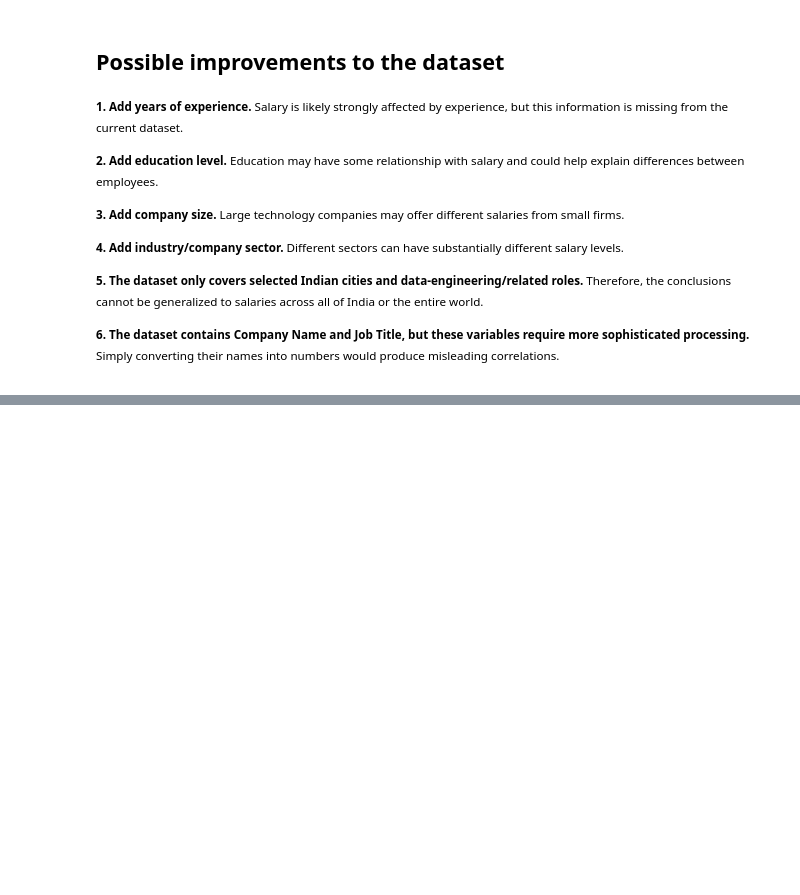
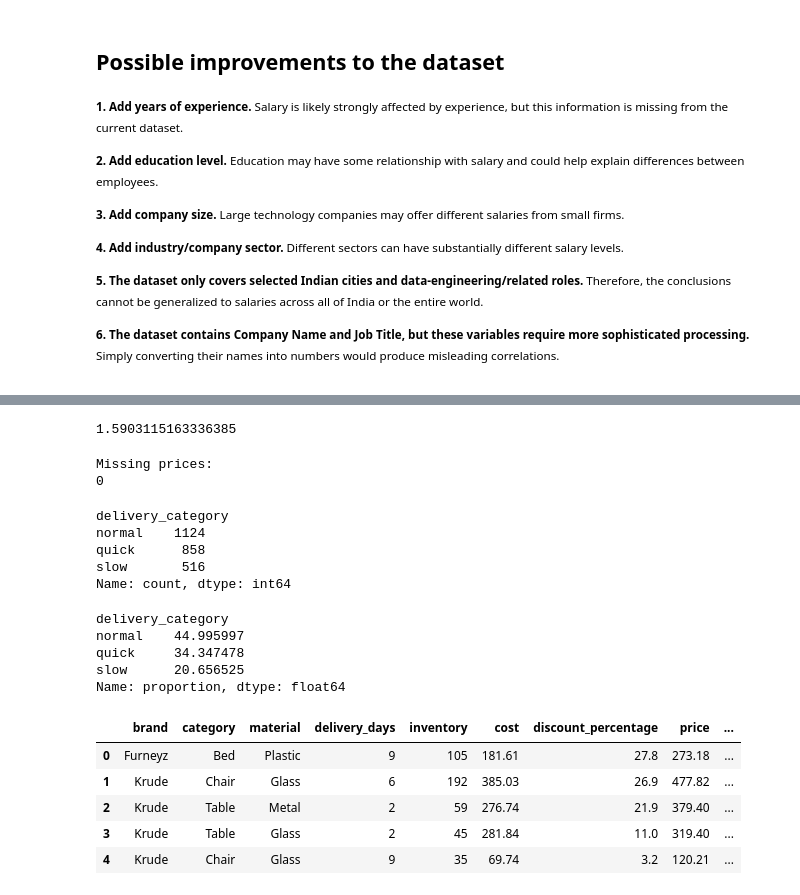
Before and after one commit to harshana25/Data_Analytics_2026_A2504886-, a Jupyter notebook: Excercise_Set_2/test.ipynb, the cells around one changed output, grey strips where cells are left out. Drawn from its saved outputs; the diff is of its cells as text; code cells hidden in the pictures; blank space fills up the shorter version.

```diff
--- a/Excercise_Set_2/test.ipynb
+++ b/Excercise_Set_2/test.ipynb
@@ -354,3 +724,67 @@ print(df["price"].isna().sum())
 # The dataset contains both cost and price. We can calculate a typical price/cost multiplier.
 df = pd.read_csv('furniture.csv')
 df = df.drop_duplicates()
+
+# calculate price / cost
+df['profit_multiplier'] = df['price'] / df['cost']
+print(df['profit_multiplier'].mean())
+# %% [output]
+1.5903115163336385
+# %%
+# Then calculate the typical multiplier for each category
+# For this I analysed the examples from ChatGPT
+category_multiplier = df.groupby(
+    "category"
+)["profit_multiplier"].transform("mean")
+
+# Estimate missing prices
+missing_price = df["price"].isna()
+
+df.loc[missing_price, "price"] = (
+    df.loc[missing_price, "cost"] *
+    category_multiplier[missing_price]
+)
+
+print("Missing prices:")
+print(df["price"].isna().sum())
+# %% [output]
+Missing prices:
+0
+# %%
+# create the delivery_category column
+def delivery_category(days):
+    if days < 4 :
+        return "quick"
+    elif days <= 7:
+        return "normal"
+    else:
+        return "slow"
+
+df['delivery_category'] = df['delivery_days'].apply(delivery_category)
+
+# Inspect the distribution of the delivery_category
+print(df["delivery_category"].value_counts())
+# %% [output]
+delivery_category
+normal    1124
+quick      858
+slow       516
+Name: count, dtype: int64
+# %%
+# For better analysis we can get the percentage
+print(df["delivery_category"].value_counts(normalize = True) * 100)
+# %% [output]
+delivery_category
+normal    44.995997
+quick     34.347478
+slow      20.656525
+Name: proportion, dtype: float64
+# %%
+df.head()
+# %% [output]
+|  | brand | category | material | delivery_days | inventory | cost | discount_percentage | price | ... |
+| 0 | Furneyz | Bed | Plastic | 9 | 105 | 181.61 | 27.8 | 273.18 | ... |
+| 1 | Krude | Chair | Glass | 6 | 192 | 385.03 | 26.9 | 477.82 | ... |
+| 2 | Krude | Table | Metal | 2 | 59 | 276.74 | 21.9 | 379.40 | ... |
+| 3 | Krude | Table | Glass | 2 | 45 | 281.84 | 11.0 | 319.40 | ... |
+| 4 | Krude | Chair | Glass | 9 | 35 | 69.74 | 3.2 | 120.21 | ... |
```
Also changed, not shown: parts of 65 cells of this notebook.
